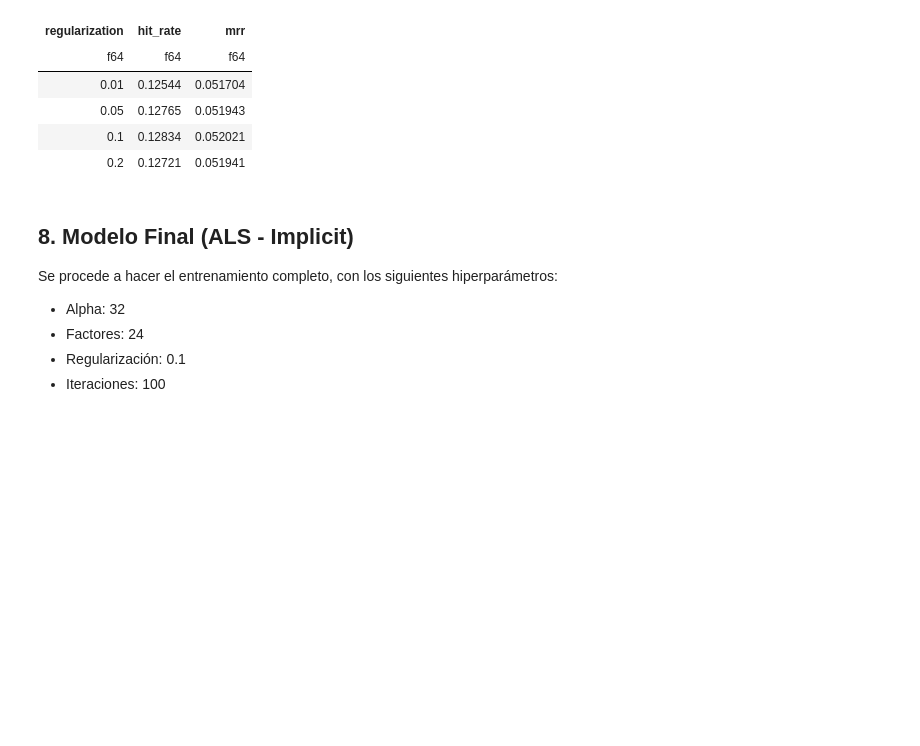
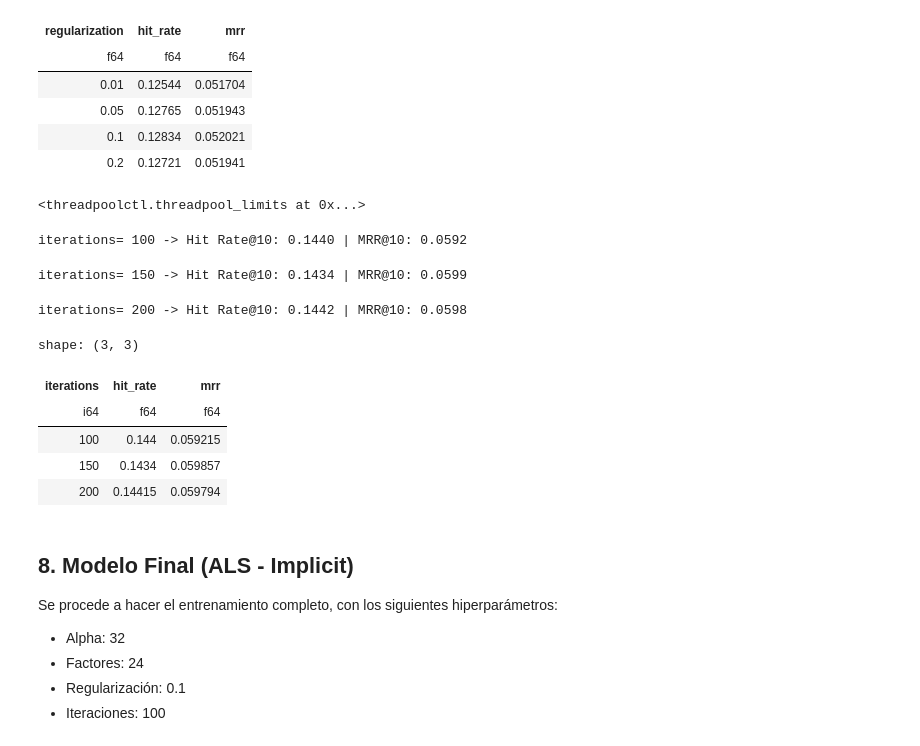
Before and after one commit to max-mondragon/ucm_tfm, a Jupyter notebook: 02_modelado_als.ipynb, the cells around one changed output. Cells and saved outputs as stored; diff of their text form; code cells hidden in the pictures; blank space fills up the shorter version.

```diff
--- a/02_modelado_als.ipynb
+++ b/02_modelado_als.ipynb
@@ -552,6 +552,37 @@ shape: (4, 3)
 | 0.05 | 0.12765 | 0.051943 |
 | 0.1 | 0.12834 | 0.052021 |
 | 0.2 | 0.12721 | 0.051941 |
+# %%
+# Libreria implicit, Licencia MIT Copyright (c) 2016 Ben Frederickson
+# https://github.com/benfred/implicit.git
+from implicit.als import AlternatingLeastSquares
+from threadpoolctl import threadpool_limits
+
+# Limita BLAS a 1 hilo para evitar conflictos
+threadpool_limits(1, "blas")
+# %% [output]
+<threadpoolctl.threadpool_limits at 0x...>
+# %%
+# Prueba de iteraciones
+resultados_iter_finales = []
+for iterations in [100, 150, 200]:
+    m = AlternatingLeastSquares(factors=24, regularization=0.1, iterations=iterations, num_threads=0, random_state=42)
+    m.fit(train_matrix, show_progress=True)
+    hr, mrr, _ = evaluate(m, train_matrix, test_df, k=10)
+    resultados_iter_finales.append({"iterations": iterations, "hit_rate": hr, "mrr": mrr})
+    print(f"iterations={iterations:>4} -> Hit Rate@10: {hr:.4f} | MRR@10: {mrr:.4f}")
+
+pl.DataFrame(resultados_iter_finales)
+# %% [output]
+iterations= 100 -> Hit Rate@10: 0.1440 | MRR@10: 0.0592
+iterations= 150 -> Hit Rate@10: 0.1434 | MRR@10: 0.0599
+iterations= 200 -> Hit Rate@10: 0.1442 | MRR@10: 0.0598
+shape: (3, 3)
+| iterations | hit_rate | mrr |
+| i64 | f64 | f64 |
+| 100 | 0.144 | 0.059215 |
+| 150 | 0.1434 | 0.059857 |
+| 200 | 0.14415 | 0.059794 |
 # %% [markdown]
 ## 8. Modelo Final (ALS - Implicit)
 Se procede a hacer el entrenamiento completo, con los siguientes hiperparámetros:
```
Also changed, not shown: parts of 5 cells of this notebook, 1 other file.
